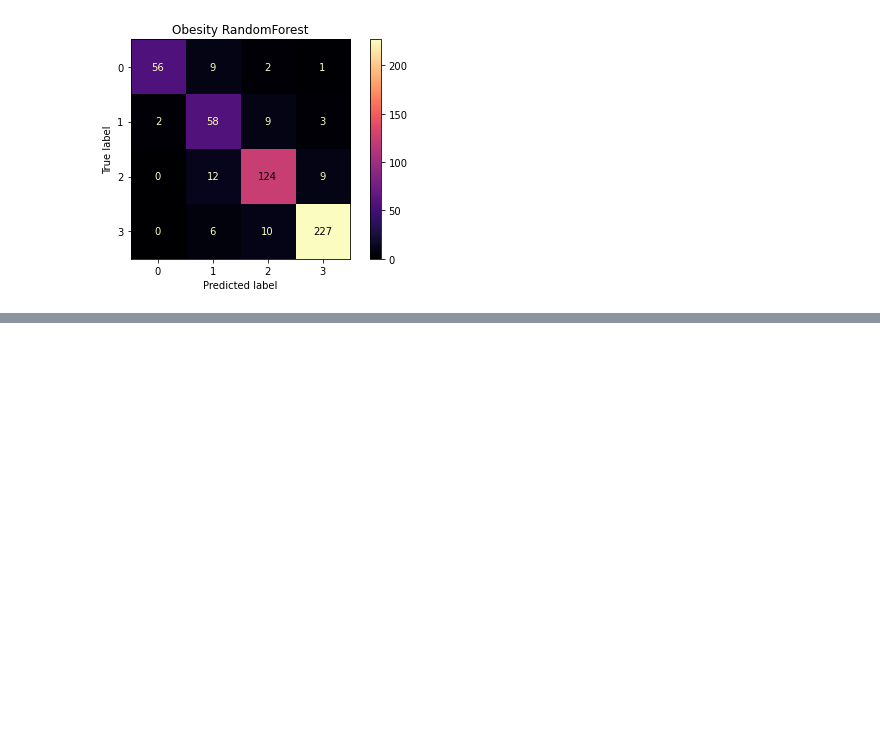
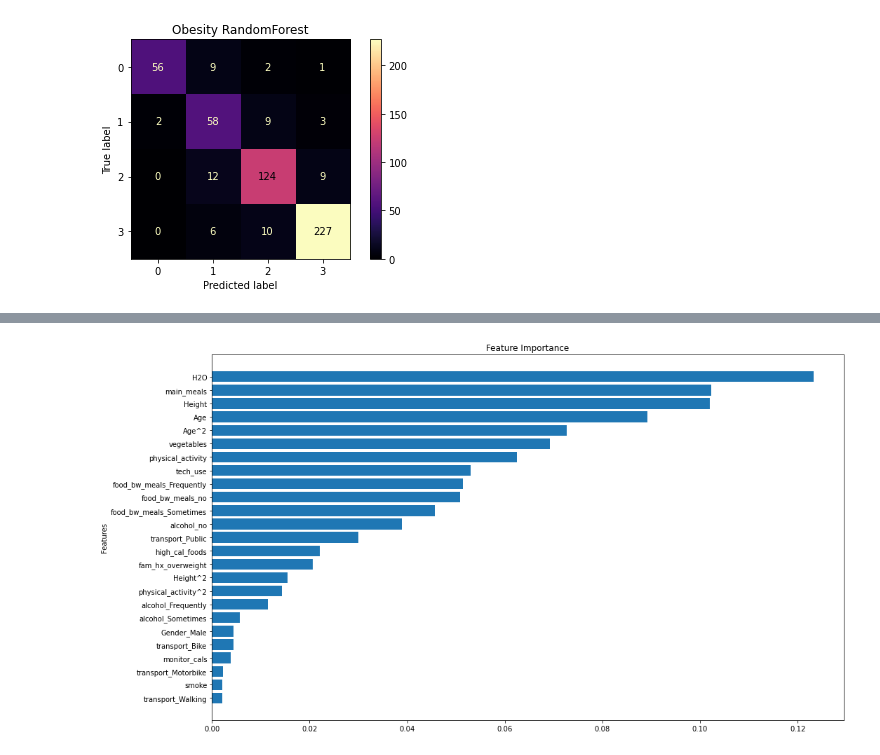
Before and after one commit to sbhewitt/Obesity-Group-Project, a Jupyter notebook: code/rick_model_classification_split2.ipynb, the cells around one changed output, grey strips where cells are left out. Cells and saved outputs as stored; diff of their text form; code cells hidden in the pictures; blank space fills up the shorter version.

```diff
--- a/code/rick_model_classification_split2.ipynb
+++ b/code/rick_model_classification_split2.ipynb
@@ -215,0 +239,13 @@ plt.savefig('../images/rf_complex_poly_feature_importance');
+# %%
+plt.figure(figsize = (15,8))
+test2 = pd.DataFrame(ada2.feature_importances_, index = X.columns, columns = ['value'])
+test2 = test2.sort_values(by = 'value')
+
+plt.barh(y = test2.index, width = test1['value'])
+#test1.sort_values(by = 'value', ascending = True).plot.barh()
+plt.title("Feature Importance")
+plt.ylabel("Features")
+plt.tight_layout();
+plt.savefig('../images/ada_complex_poly_feature_importance');
+# %% [output]
+[figure, added]
```
Also changed, not shown: parts of 5 cells of this notebook, 10 other files.
